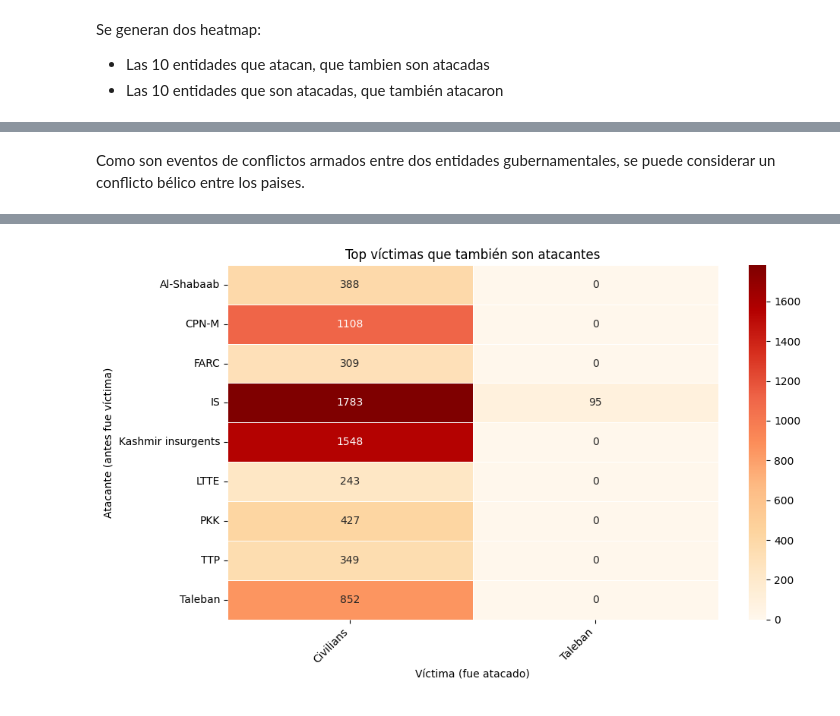
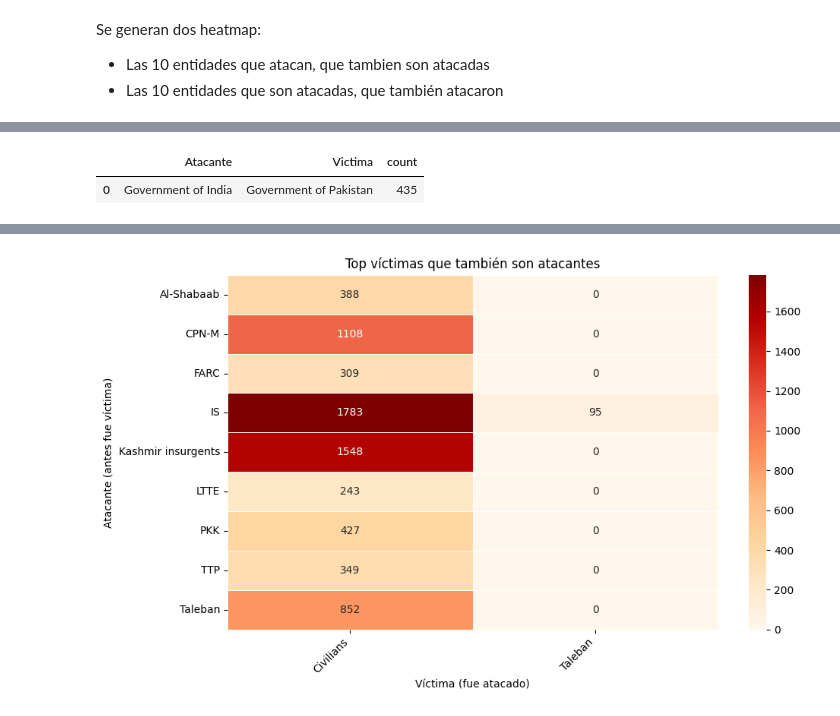
Before and after one commit to SantiagoCasado/CEIA_Analisis_Datos, a Jupyter notebook: add_tp1.ipynb, the cells around one changed output, grey strips where cells are left out. Cells and saved outputs as stored; diff of their text form; code cells hidden in the pictures.

```diff
--- a/add_tp1.ipynb
+++ b/add_tp1.ipynb
@@ -505,2 +490,21 @@ plt.show()
-# %% [markdown]
-Como son eventos de conflictos armados entre dos entidades gubernamentales, se puede considerar un conflicto bélico entre los paises.
+# %%
+atacantesVictimas = topAtacantes.intersection(df_cace['side_b'])
+
+df_atacantesVictimas = df_cace[df_cace['side_b'].isin(atacantesVictimas) & df_cace['side_a'].isin(topAtacantes)]
+
+# Matriz de eventos donde los top atacantes también son atacados
+tabla= pd.crosstab(df_atacantesVictimas['side_a'], df_atacantesVictimas['side_b'])
+
+# Convertir a DataFrame largo
+tabla_reset = tabla.reset_index().melt(id_vars='side_a', var_name='side_b', value_name='count')
+
+# Filtrar solo conteos > 0
+tabla_reset = tabla_reset[tabla_reset['count'] > 0]
+
+# Renombrar columnas
+tabla_reset = tabla_reset.rename(columns={'side_a': 'Atacante', 'side_b': 'Victima'})
+
+tabla_reset.head()
+# %% [output]
+|  | Atacante | Victima | count |
+| 0 | Government of India | Government of Pakistan | 435 |
```
Also changed, not shown: parts of 13 cells of this notebook, 3 other files.
